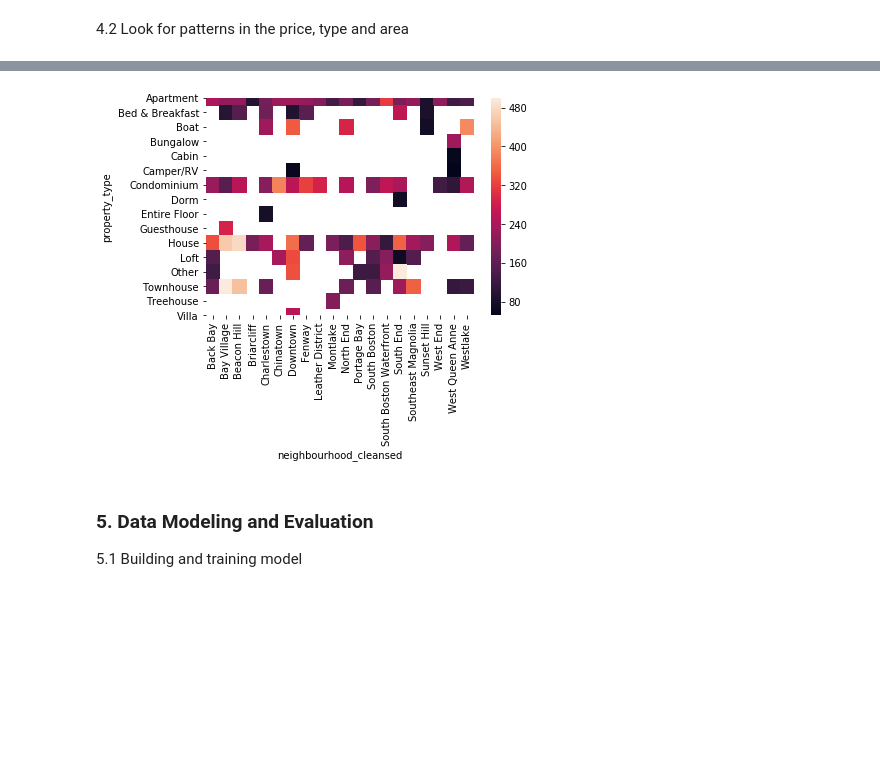
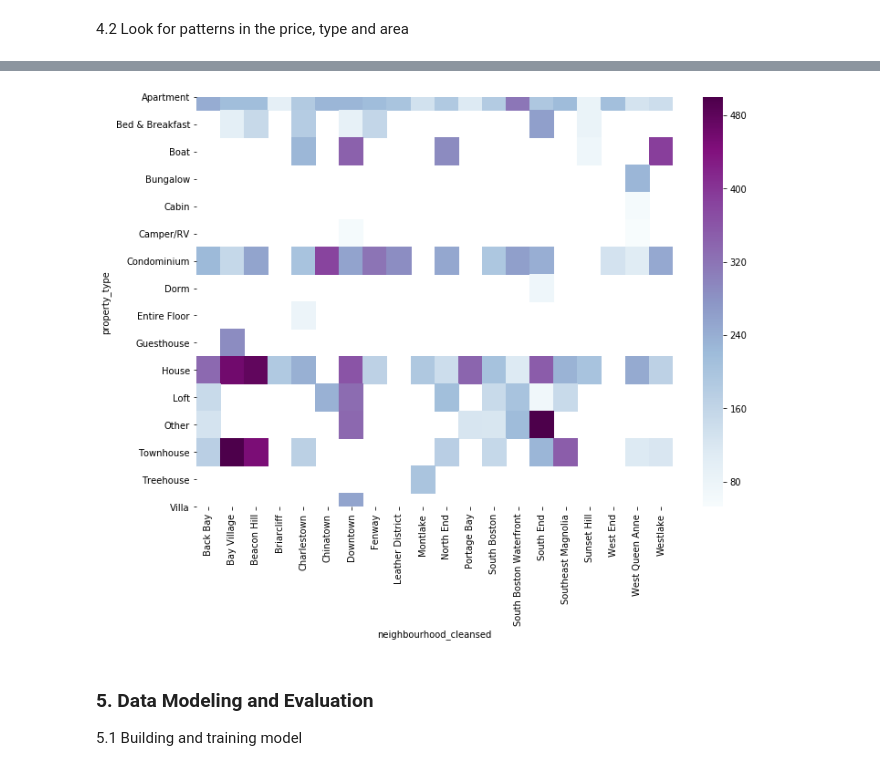
Before and after one commit to thebeachinspring/Airbnb_Data_Analysis, a Jupyter notebook: Airbnb_analysis.ipynb, the cells around one changed output, grey strips where cells are left out. Cells and saved outputs as stored; diff of their text form; code cells hidden in the pictures; blank space fills up the shorter version.

```diff
--- a/Airbnb_analysis.ipynb
+++ b/Airbnb_analysis.ipynb
@@ -441,16 +470,17 @@ plt.xticks(rotation=90);
 # %%
-# create heatmap to use a visual for question 1
-
+# look at relationship between area and propoerty type
+a4_dims = (11.7, 8.27)
+fig, ax = plt.subplots(figsize=a4_dims)
 top20 = listing_clean[listing_clean.neighbourhood_cleansed.isin(['South Boston Waterfront','Bay Village','Leather District','Back Bay','Downtown','Chinatown','Southeast Magnolia','Portage Bay','Beacon Hill','Fenway','West End','South End','Charlestown','North End','Westlake','West Queen Anne','South Boston','Montlake','Briarcliff','Sunset Hill'])]
 
-heatmap1_data = pd.pivot_table(top20, values='price',
+heatmap2_data = pd.pivot_table(top20, values='price',
                      index=['property_type'],
                      columns='neighbourhood_cleansed')
 
 
-sns.heatmap(heatmap1_data);
+sns.heatmap(heatmap2_data, ax = ax, cmap="BuPu");
 # %% [output]
-[figure, old version]
+[figure, new version]
 # %% [markdown]
 ### 5. Data Modeling and Evaluation
 5.1 Building and training model
```
Also changed, not shown: parts of 8 cells of this notebook.
